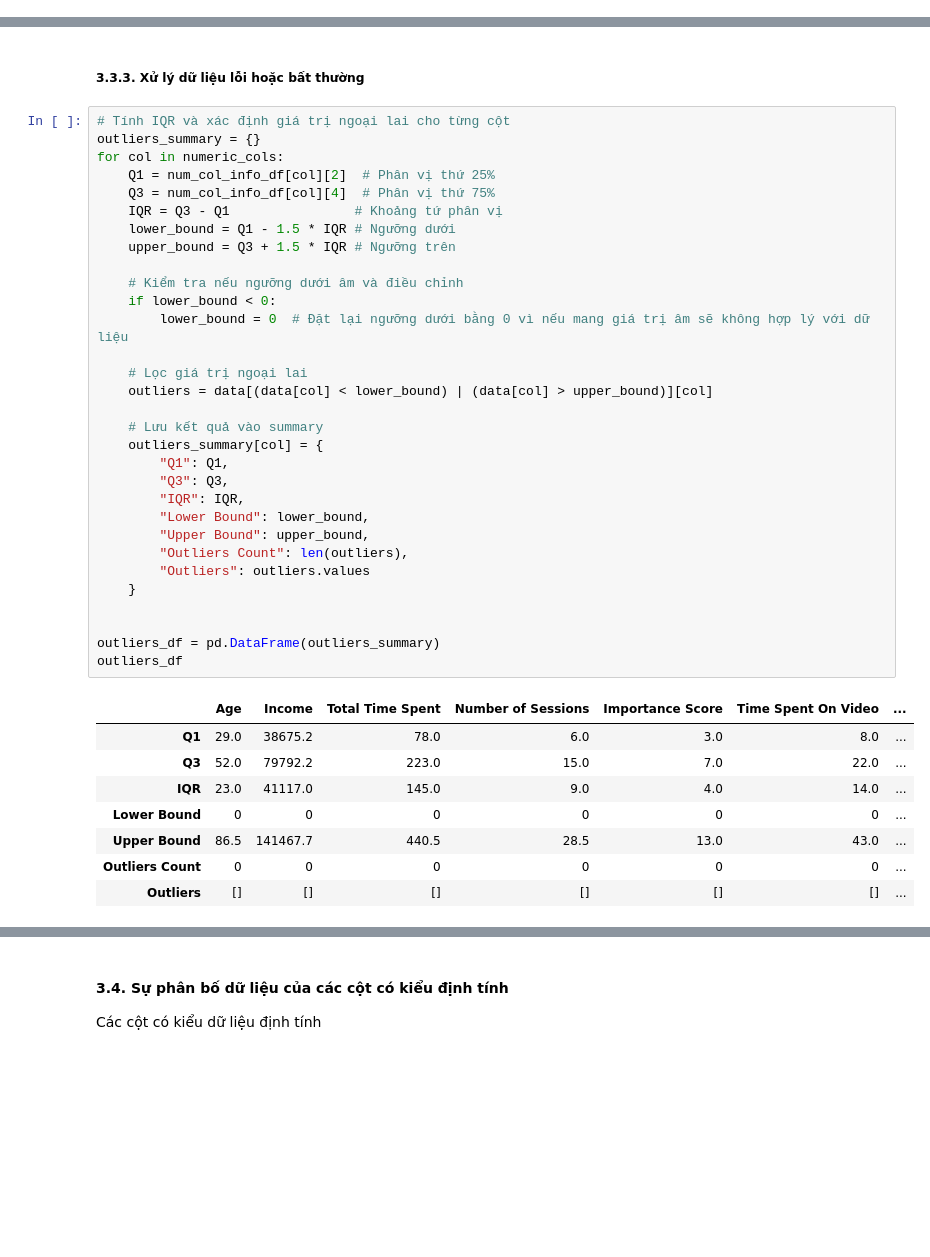
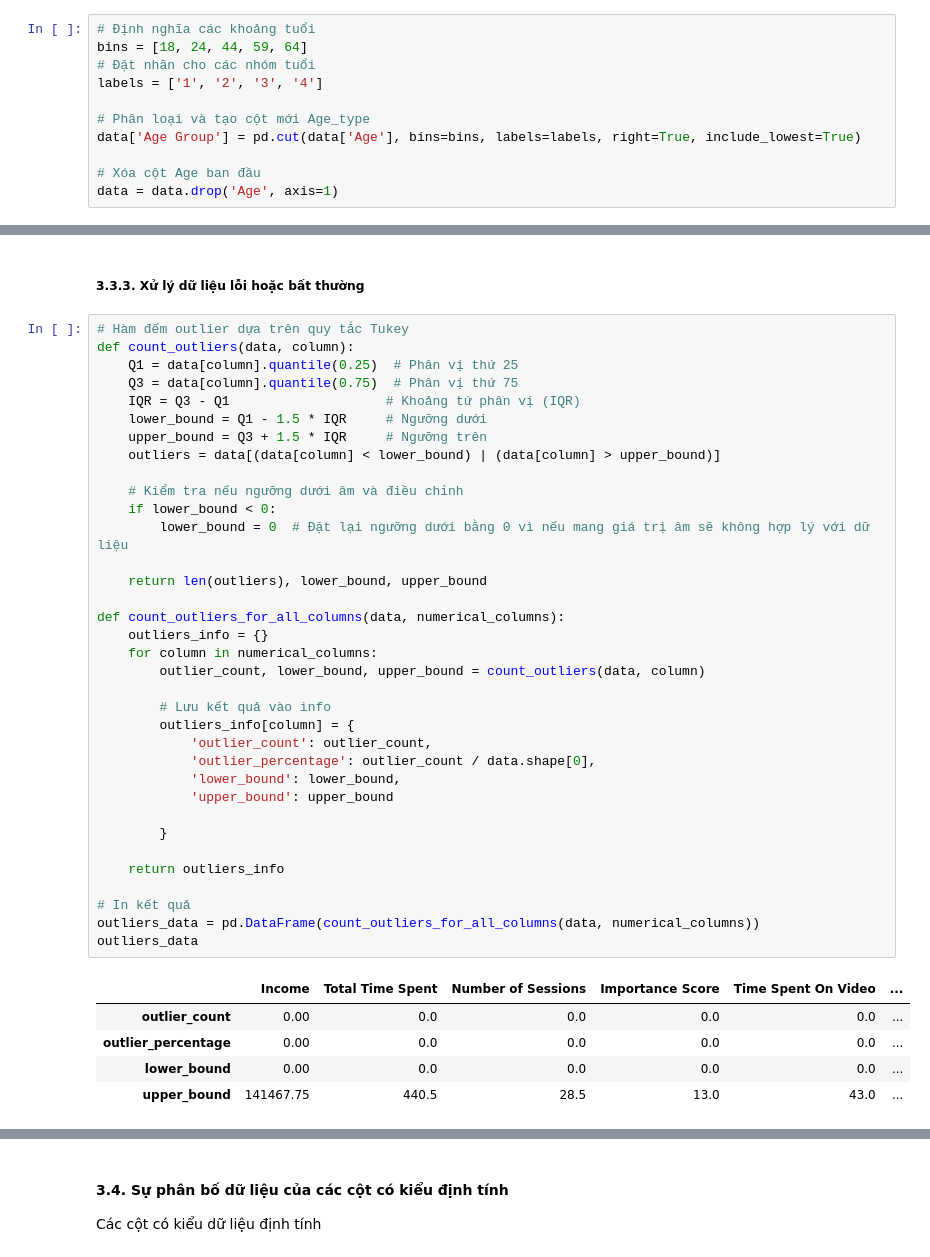
Before and after one commit to uyen312/LTCKHDL, a Jupyter notebook: Source code/DataPreprocessing.ipynb, the cells around one changed output, grey strips where cells are left out. Saved outputs shown, nothing was run; the diff lists cells and outputs as text; blank space fills up the shorter version.

```diff
--- a/Source code/DataPreprocessing.ipynb
+++ b/Source code/DataPreprocessing.ipynb
@@ -160,3 +179,14 @@ data['CurrentActivity'] = data['CurrentActivity'].astype('category')
+# %%
+# Định nghĩa các khoảng tuổi
+bins = [18, 24, 44, 59, 64]
+# Đặt nhãn cho các nhóm tuổi
+labels = ['1', '2', '3', '4']
+
+# Phân loại và tạo cột mới Age_type
+data['Age Group'] = pd.cut(data['Age'], bins=bins, labels=labels, right=True, include_lowest=True)
+
+# Xóa cột Age ban đầu
+data = data.drop('Age', axis=1)
 # %% [markdown]
 Kiểm tra lại
 # %%
@@ -314,45 +342,46 @@ plt.show()
 # %% [markdown]
 ##### 3.3.3. Xử lý dữ liệu lỗi hoặc bất thường
 # %%
-# Tính IQR và xác định giá trị ngoại lai cho từng cột
-outliers_summary = {}
-for col in numeric_cols:
-    Q1 = num_col_info_df[col][2]  # Phân vị thứ 25%
-    Q3 = num_col_info_df[col][4]  # Phân vị thứ 75%
-    IQR = Q3 - Q1                # Khoảng tứ phân vị
-    lower_bound = Q1 - 1.5 * IQR # Ngưỡng dưới
-    upper_bound = Q3 + 1.5 * IQR # Ngưỡng trên
+# Hàm đếm outlier dựa trên quy tắc Tukey
+def count_outliers(data, column):
+    Q1 = data[column].quantile(0.25)  # Phân vị thứ 25
+    Q3 = data[column].quantile(0.75)  # Phân vị thứ 75
+    IQR = Q3 - Q1                    # Khoảng tứ phân vị (IQR)
+    lower_bound = Q1 - 1.5 * IQR     # Ngưỡng dưới
+    upper_bound = Q3 + 1.5 * IQR     # Ngưỡng trên
+    outliers = data[(data[column] < lower_bound) | (data[column] > upper_bound)]
 
     # Kiểm tra nếu ngưỡng dưới âm và điều chỉnh
     if lower_bound < 0:
         lower_bound = 0  # Đặt lại ngưỡng dưới bằng 0 vì nếu mang giá trị âm sẽ không hợp lý với dữ liệu
 
-    # Lọc giá trị ngoại lai
-    outliers = data[(data[col] < lower_bound) | (data[col] > upper_bound)][col]
+    return len(outliers), lower_bound, upper_bound
 
-    # Lưu kết quả vào summary
-    outliers_summary[col] = {
-        "Q1": Q1,
-        "Q3": Q3,
-        "IQR": IQR,
-        "Lower Bound": lower_bound,
-        "Upper Bound": upper_bound,
-        "Outliers Count": len(outliers),
-        "Outliers": outliers.values
-    }
+def count_outliers_for_all_columns(data, numerical_columns):
+    outliers_info = {}
+    for column in numerical_columns:
+        outlier_count, lower_bound, upper_bound = count_outliers(data, column)
 
+        # Lưu kết quả vào info
+        outliers_info[column] = {
+            'outlier_count': outlier_count,
+            'outlier_percentage': outlier_count / data.shape[0],
+            'lower_bound': lower_bound,
+            'upper_bound': upper_bound
 
-outliers_df = pd.DataFrame(outliers_summary)
-outliers_df
+        }
+
+    return outliers_info
+
+# In kết quả
+outliers_data = pd.DataFrame(count_outliers_for_all_columns(data, numerical_columns))
+outliers_data
 # %% [output]
-|  | Age | Income | Total Time Spent | Number of Sessions | Importance Score | Time Spent On Video | ... |
-| Q1 | 29.0 | 38675.2 | 78.0 | 6.0 | 3.0 | 8.0 | ... |
-| Q3 | 52.0 | 79792.2 | 223.0 | 15.0 | 7.0 | 22.0 | ... |
-| IQR | 23.0 | 41117.0 | 145.0 | 9.0 | 4.0 | 14.0 | ... |
-| Lower Bound | 0 | 0 | 0 | 0 | 0 | 0 | ... |
-| Upper Bound | 86.5 | 141467.7 | 440.5 | 28.5 | 13.0 | 43.0 | ... |
-| Outliers Count | 0 | 0 | 0 | 0 | 0 | 0 | ... |
-| Outliers | [] | [] | [] | [] | [] | [] | ... |
+|  | Income | Total Time Spent | Number of Sessions | Importance Score | Time Spent On Video | ... |
+| outlier_count | 0.00 | 0.0 | 0.0 | 0.0 | 0.0 | ... |
+| outlier_percentage | 0.00 | 0.0 | 0.0 | 0.0 | 0.0 | ... |
+| lower_bound | 0.00 | 0.0 | 0.0 | 0.0 | 0.0 | ... |
+| upper_bound | 141467.75 | 440.5 | 28.5 | 13.0 | 43.0 | ... |
 # %% [markdown]
 **Nhận xét**:
 - **Không có giá trị ngoại lai**: Dựa vào DataFrame outliers và biểu đồ Histogram bên trên, ta thấy dữ liệu không chứa giá trị ngoại lai trong các cột định lượng. Các giá trị đều nằm trong khoảng phân bố hợp lý.
```
Also changed, not shown: parts of 12 cells of this notebook.
